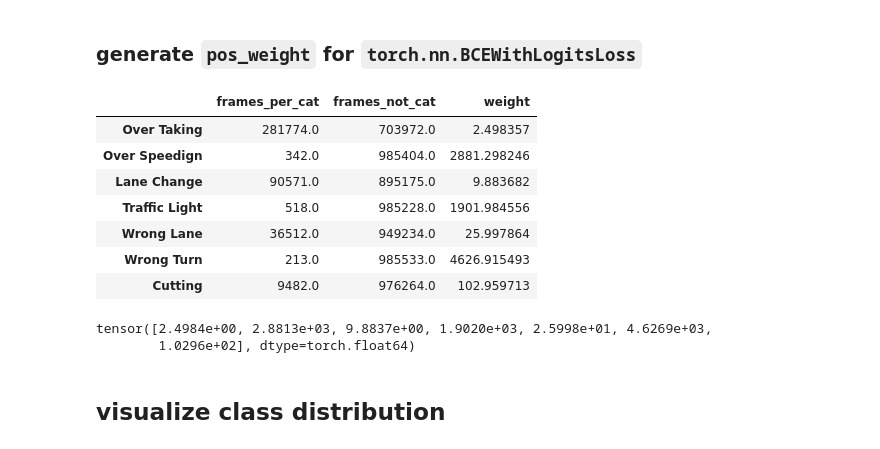
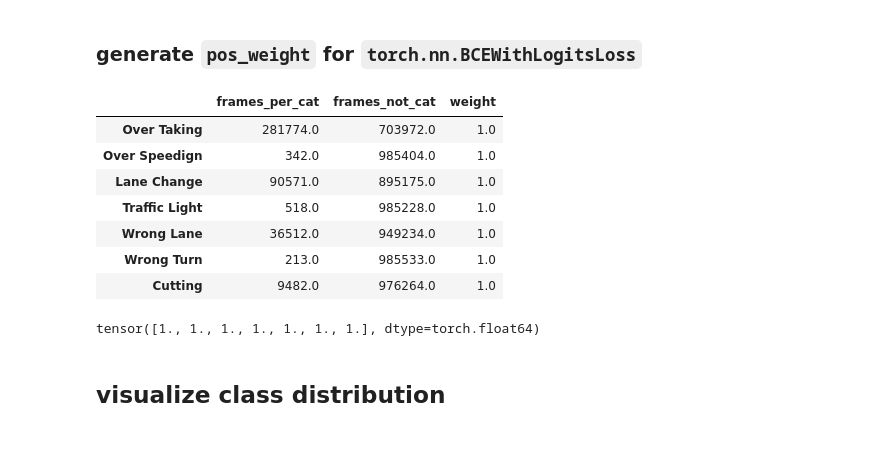
Before and after one commit to unofficial-Jona/assessing_ADB, a Jupyter notebook: dataset_analysis.ipynb, the cells around one changed output. Drawn from its saved outputs; the diff is of its cells as text; code cells hidden in the pictures.

```diff
--- a/dataset_analysis.ipynb
+++ b/dataset_analysis.ipynb
@@ -21,11 +21,11 @@ total_frames = 0
 cat_array = np.zeros((7,))
 unannoted_frames = 0
 
-for name in tqdm(out_dict.keys()):
-    total_frames += out_dict[name]['feature_length']
-    annotation = out_dict[name]['anno']
+for name in tqdm(anno_dict.keys()):
+    total_frames += anno_dict[name]['feature_length']
+    annotation = anno_dict[name]['anno']
     new_cat = np.sum(annotation, axis=0)
-    unannoted_frames += out_dict[name]['feature_length'] - np.any(annotation, axis=1).sum()
+    unannoted_frames += anno_dict[name]['feature_length'] - np.any(annotation, axis=1).sum()
 
     cat_array = cat_array + new_cat
 # %%
@@ -42,30 +42,29 @@ cat_list, total_frames, unannoted_frames
 # %% [markdown]
 ### generate `pos_weight` for `torch.nn.BCEWithLogitsLoss`
 # %%
-df = (
-    pd.DataFrame(
+df = pd.DataFrame(
     data=cat_list,
     columns=['frames_per_cat'],
     index=cat_names
     )
+df = (df
     .assign(frames_not_cat = total_frames - df.iloc[:,0])
-    .assign(weight = df.loc[:, 'frames_not_cat'] / df.iloc[:, 0])
+    .assign(weight = df.iloc[:, -1] / df.iloc[:, 0])
     )
 df
 # %% [output]
 |  | frames_per_cat | frames_not_cat | weight |
-| Over Taking | 281774.0 | 703972.0 | 2.498357 |
-| Over Speedign | 342.0 | 985404.0 | 2881.298246 |
-| Lane Change | 90571.0 | 895175.0 | 9.883682 |
-| Traffic Light | 518.0 | 985228.0 | 1901.984556 |
-| Wrong Lane | 36512.0 | 949234.0 | 25.997864 |
-| Wrong Turn | 213.0 | 985533.0 | 4626.915493 |
-| Cutting | 9482.0 | 976264.0 | 102.959713 |
+| Over Taking | 281774.0 | 703972.0 | 1.0 |
+| Over Speedign | 342.0 | 985404.0 | 1.0 |
+| Lane Change | 90571.0 | 895175.0 | 1.0 |
+| Traffic Light | 518.0 | 985228.0 | 1.0 |
+| Wrong Lane | 36512.0 | 949234.0 | 1.0 |
+| Wrong Turn | 213.0 | 985533.0 | 1.0 |
+| Cutting | 9482.0 | 976264.0 | 1.0 |
 # %%
 torch.tensor(df.weight.values)
 # %% [output]
-tensor([2.4984e+00, 2.8813e+03, 9.8837e+00, 1.9020e+03, 2.5998e+01, 4.6269e+03,
-        1.0296e+02], dtype=torch.float64)
+tensor([1., 1., 1., 1., 1., 1., 1.], dtype=torch.float64)
 # %% [markdown]
 ## visualize class distribution
 # %%
```
Also changed, not shown: parts of 9 cells of this notebook, 6 other files.
